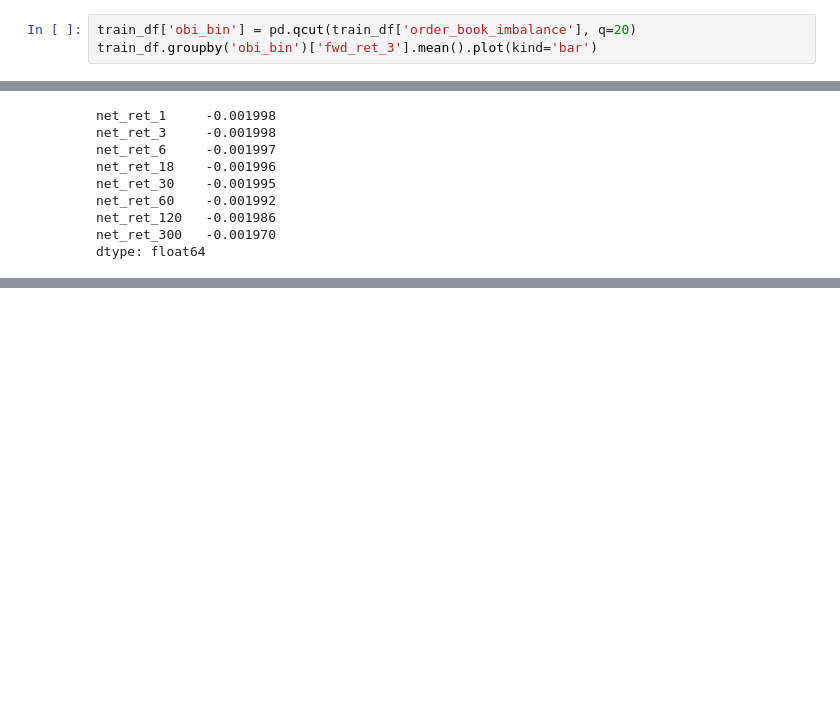
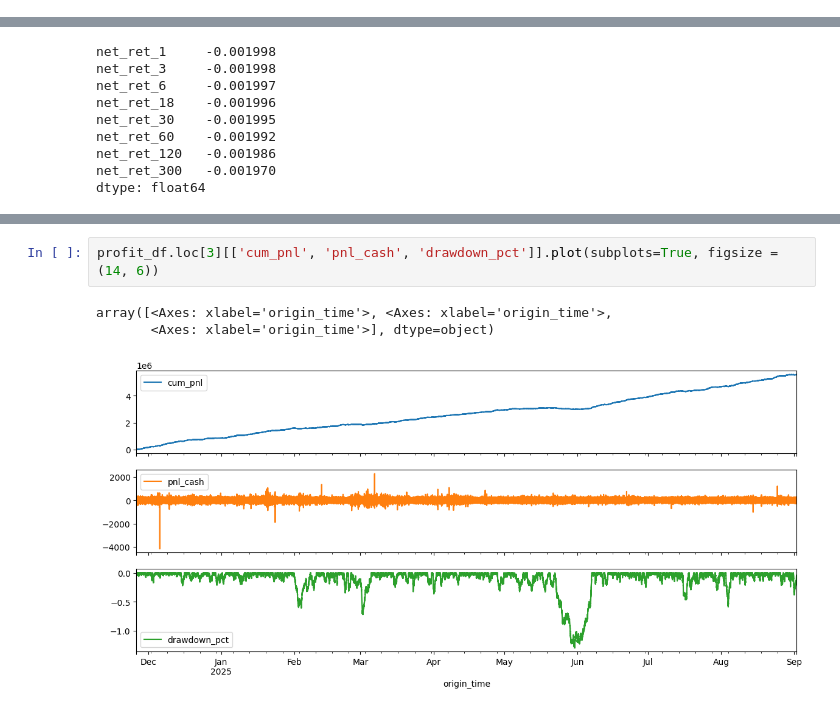
Before and after one commit to vbear97/Momentum-Strategies, a Jupyter notebook: time_series_momentum_intraday.ipynb, the cells around one changed output, grey strips where cells are left out. Cells and saved outputs as stored; diff of their text form; blank space fills up the shorter version.

```diff
--- a/time_series_momentum_intraday.ipynb
+++ b/time_series_momentum_intraday.ipynb
@@ -229,3 +212,0 @@ Text(0, 0.5, 'Correlation')
-# %%
-train_df['obi_bin'] = pd.qcut(train_df['order_book_imbalance'], q=20)
-train_df.groupby('obi_bin')['fwd_ret_3'].mean().plot(kind='bar')
@@ -299,0 +350,6 @@ pd.DataFrame(results).T
+# %%
+profit_df.loc[3][['cum_pnl', 'pnl_cash', 'drawdown_pct']].plot(subplots=True, figsize = (14, 6))
+# %% [output]
+array([<Axes: xlabel='origin_time'>, <Axes: xlabel='origin_time'>,
+       <Axes: xlabel='origin_time'>], dtype=object)
+[figure, added]
```
Also changed, not shown: parts of 21 cells of this notebook.
